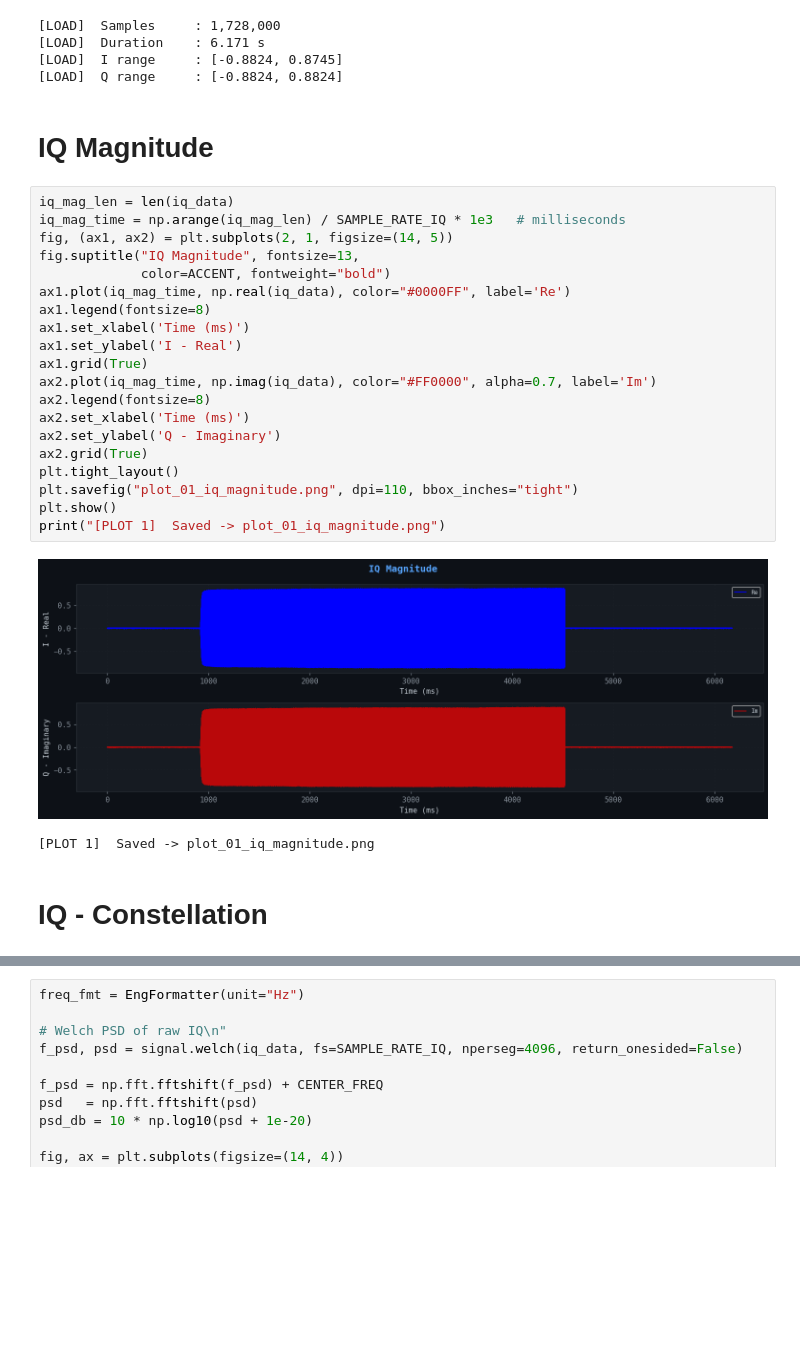
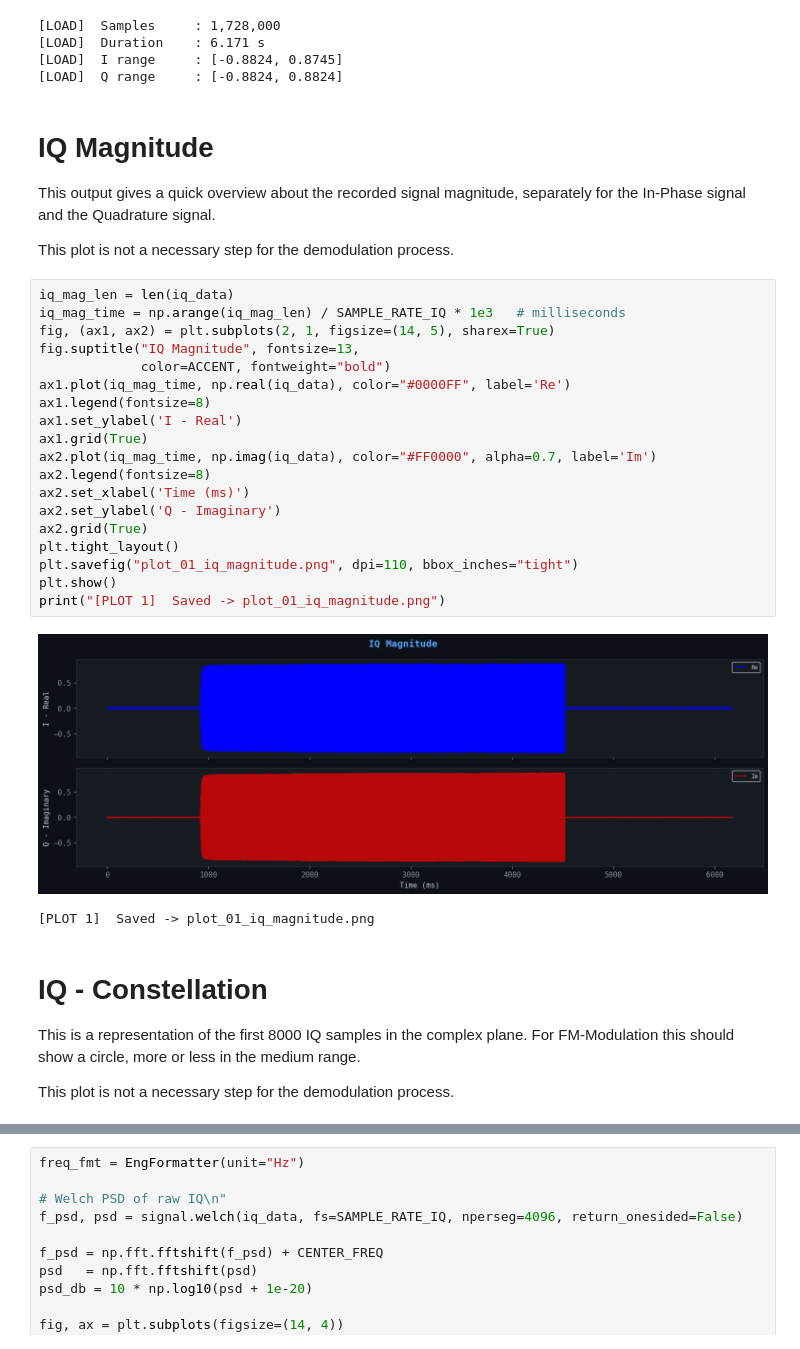
Before and after one commit to kpbenz/RTLSDR-NFM-Demodulator, a Jupyter notebook: RTLSDR-NFM-Demodulator.ipynb, the cells around one changed output, grey strips where cells are left out. Cells and saved outputs as stored; diff of their text form; blank space fills up the shorter version.

```diff
--- a/RTLSDR-NFM-Demodulator.ipynb
+++ b/RTLSDR-NFM-Demodulator.ipynb
@@ -172,31 +172,37 @@ print(f"[LOAD]  Q range     : [{iq_data.imag.min():.4f}, {iq_data.imag.max():.4f
 [LOAD]  Q range     : [-0.8824, 0.8824]
 # %% [markdown]
 # IQ Magnitude
+
+This output gives a quick overview about the recorded signal magnitude, separately for the In-Phase signal and the Quadrature signal.
+
+This plot is not a necessary step for the demodulation process.
 # %%
 iq_mag_len = len(iq_data)
 iq_mag_time = np.arange(iq_mag_len) / SAMPLE_RATE_IQ * 1e3   # milliseconds
-fig, (ax1, ax2) = plt.subplots(2, 1, figsize=(14, 5))
+fig, (ax1, ax2) = plt.subplots(2, 1, figsize=(14, 5), sharex=True)
 fig.suptitle("IQ Magnitude", fontsize=13,
              color=ACCENT, fontweight="bold")
 ax1.plot(iq_mag_time, np.real(iq_data), color="#0000FF", label='Re')
 ax1.legend(fontsize=8)
-ax1.set_xlabel('Time (ms)')
 ax1.set_ylabel('I - Real')
 ax1.grid(True)
 ax2.plot(iq_mag_time, np.imag(iq_data), color="#FF0000", alpha=0.7, label='Im')
 ax2.legend(fontsize=8)
 ax2.set_xlabel('Time (ms)')
 ax2.set_ylabel('Q - Imaginary')
 ax2.grid(True)
 plt.tight_layout()
 plt.savefig("plot_01_iq_magnitude.png", dpi=110, bbox_inches="tight")
 plt.show()
 print("[PLOT 1]  Saved -> plot_01_iq_magnitude.png")
 # %% [output]
-[figure, old version]
+[figure, new version]
 [PLOT 1]  Saved -> plot_01_iq_magnitude.png
 # %% [markdown]
 # IQ - Constellation
+This is a representation of the first 8000 IQ samples in the complex plane. For FM-Modulation this should show a circle, more or less in the medium range.
+
+This plot is not a necessary step for the demodulation process.
 # %%
 max_pts = 8000
 # Step through the IQ data in 8000 equidistant steps
```
Also changed, not shown: parts of 12 cells of this notebook, 14 other files.
